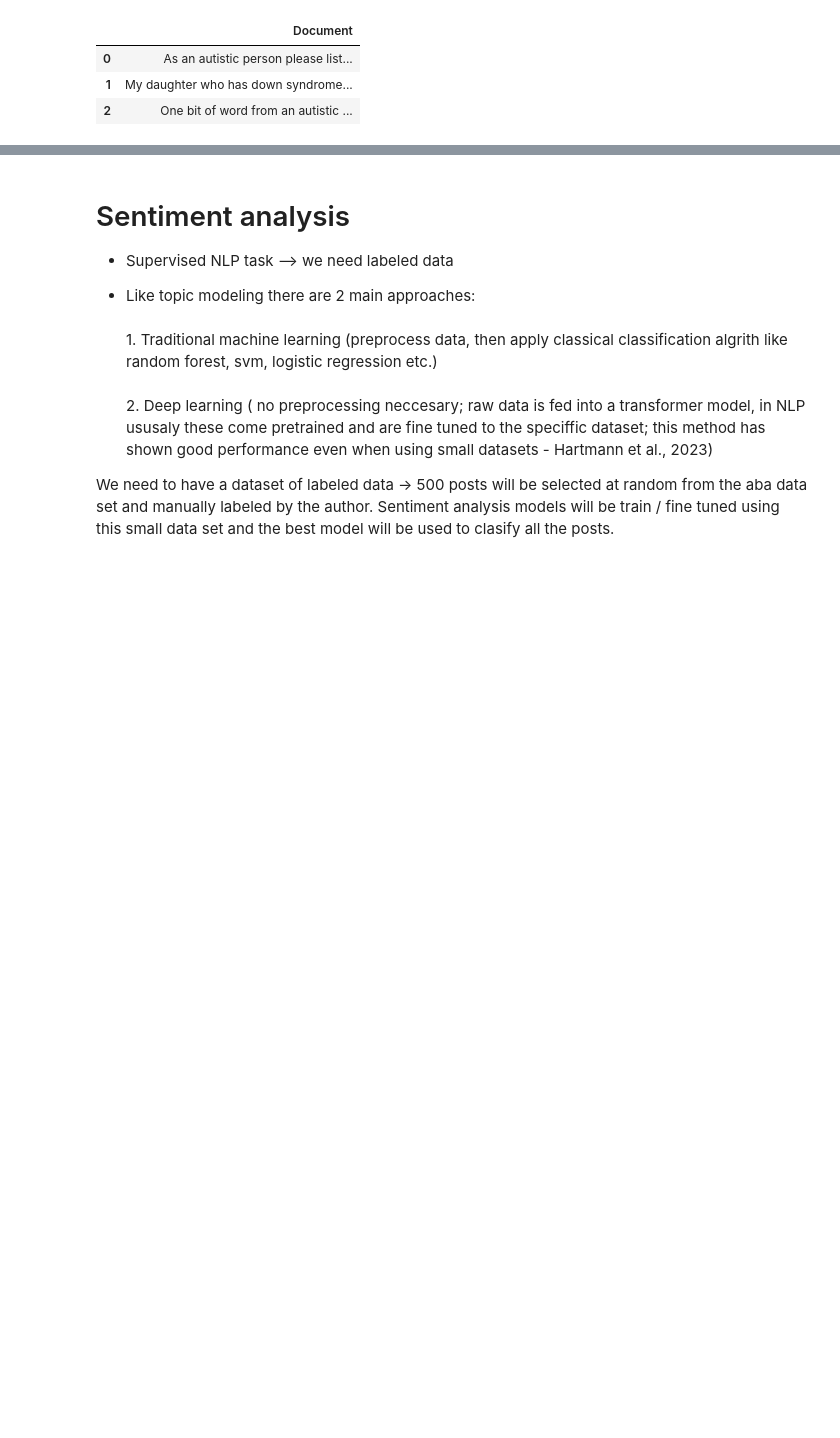
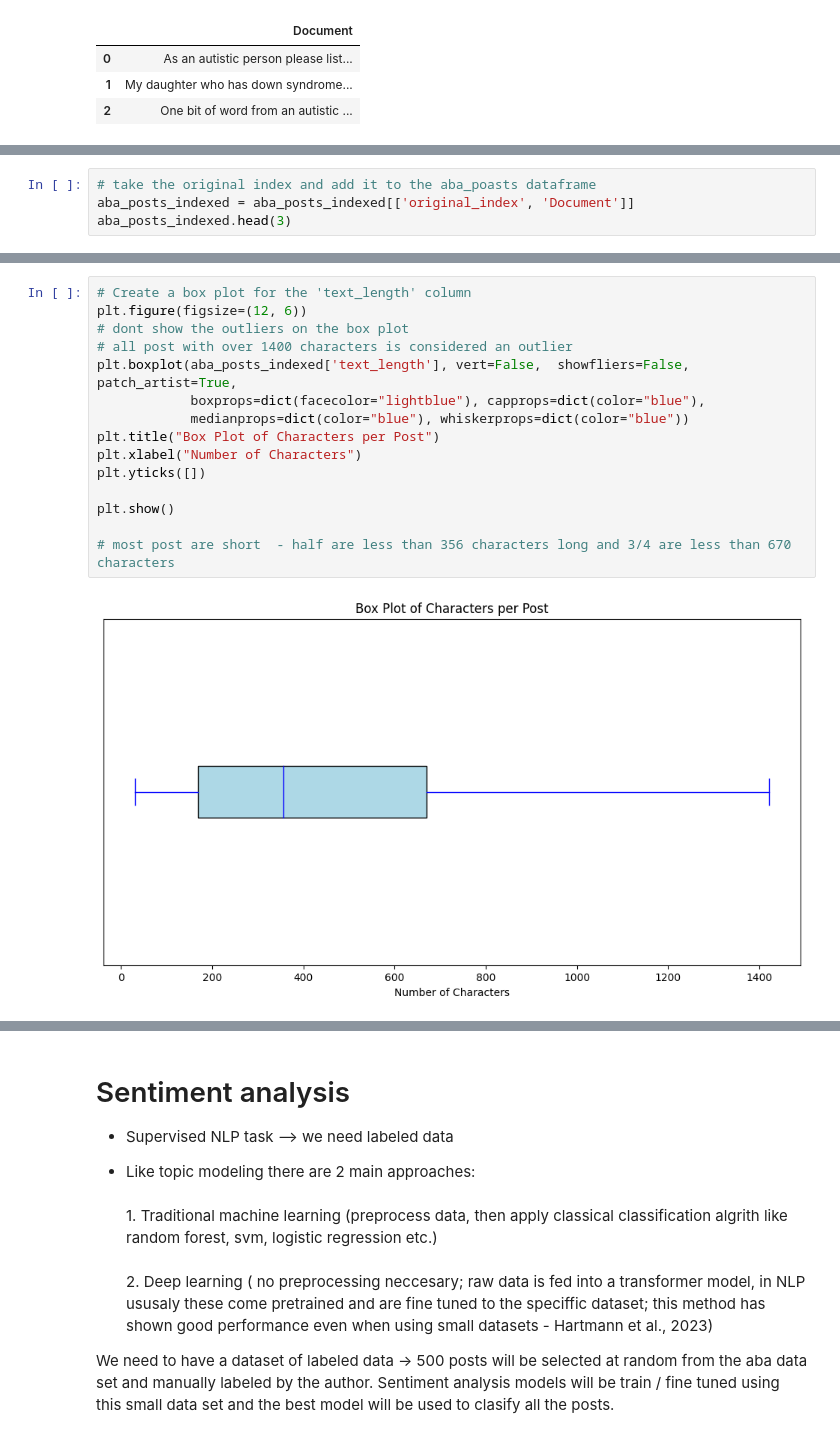
Before and after one commit to andrea-mar/BBK_MScDataScience2reddit_posts, a Jupyter notebook: sentiment_analysis_aba_posts.ipynb, the cells around one changed output, grey strips where cells are left out. Cells and saved outputs as stored; diff of their text form; blank space fills up the shorter version.

```diff
--- a/sentiment_analysis_aba_posts.ipynb
+++ b/sentiment_analysis_aba_posts.ipynb
@@ -72,0 +116,4 @@ memory usage: 27.9+ KB
+# %%
+# take the original index and add it to the aba_poasts dataframe
+aba_posts_indexed = aba_posts_indexed[['original_index', 'Document']]
+aba_posts_indexed.head(3)
@@ -72,0 +239,17 @@ memory usage: 27.9+ KB
+# %%
+# Create a box plot for the 'text_length' column
+plt.figure(figsize=(12, 6))
+# dont show the outliers on the box plot
+# all post with over 1400 characters is considered an outlier
+plt.boxplot(aba_posts_indexed['text_length'], vert=False,  showfliers=False, patch_artist=True,
+            boxprops=dict(facecolor="lightblue"), capprops=dict(color="blue"),
+            medianprops=dict(color="blue"), whiskerprops=dict(color="blue"))
+plt.title("Box Plot of Characters per Post")
+plt.xlabel("Number of Characters")
+plt.yticks([])
+
+plt.show()
+
+# most post are short  - half are less than 356 characters long and 3/4 are less than 670 characters
+# %% [output]
+[figure, added]
```
Also changed, not shown: parts of 82 cells of this notebook, 1 other file.
